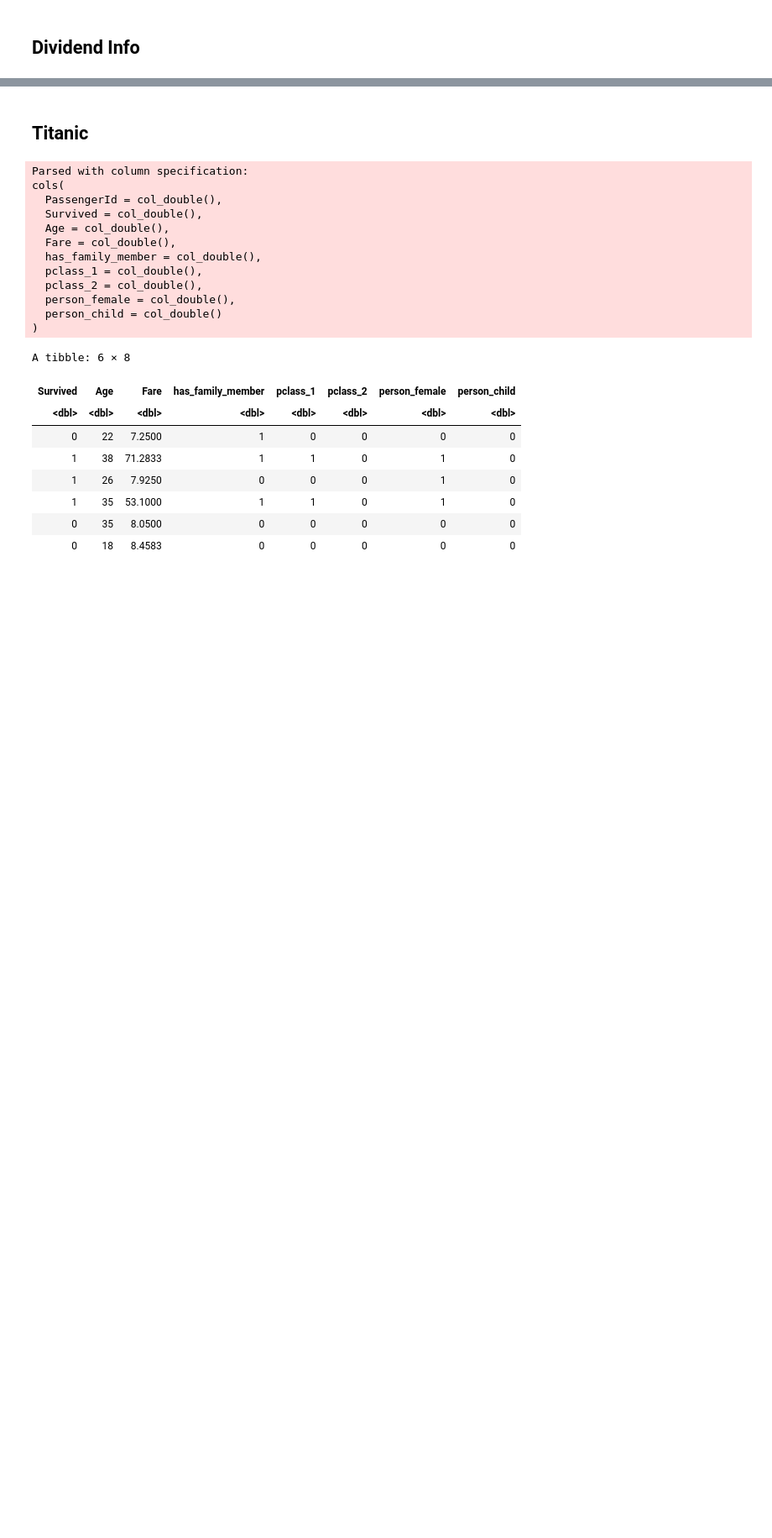
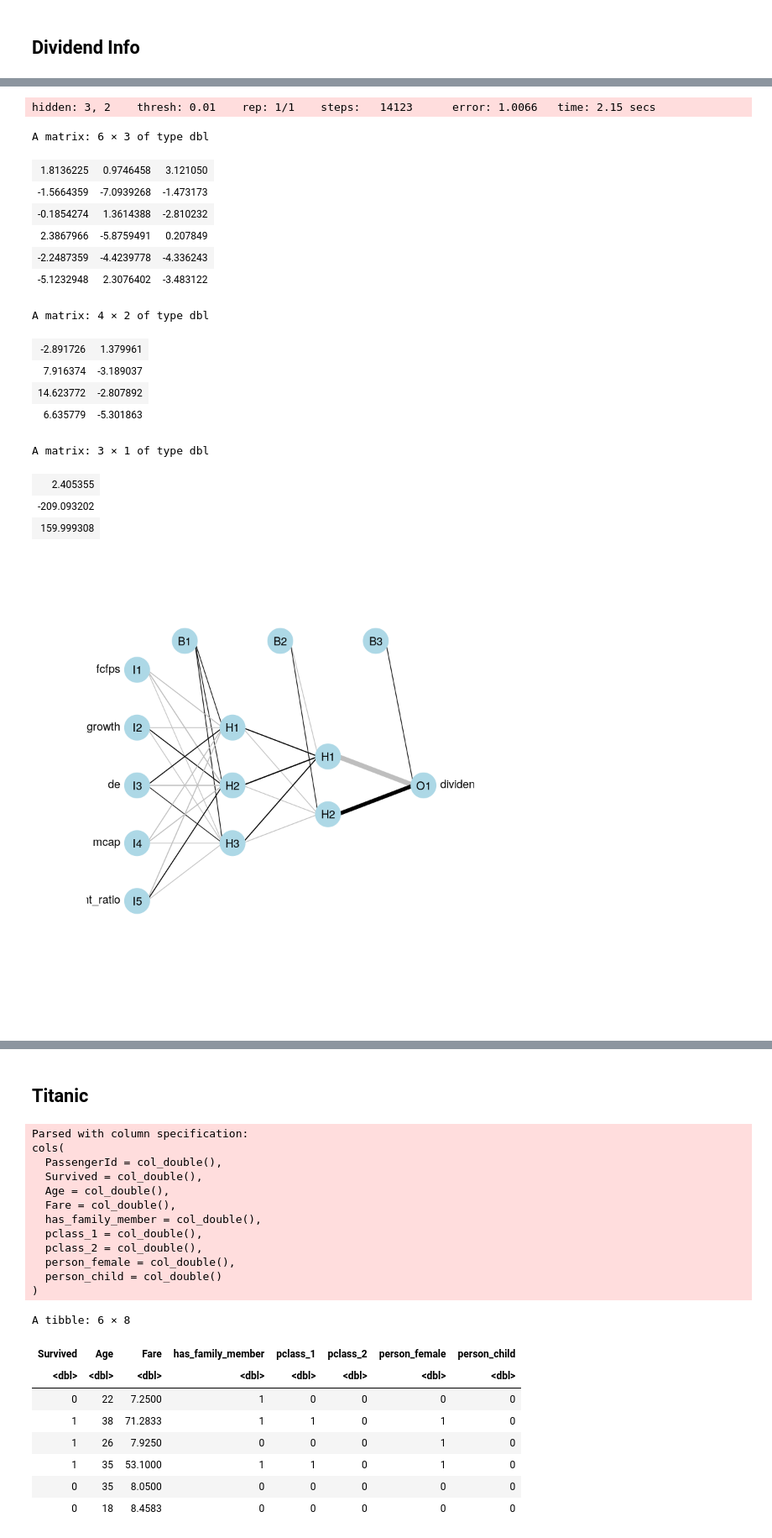
Before and after one commit to gruposisda/fa084-2019-1S, a Jupyter notebook: 10_neural_networks/code/neural_nets.ipynb, the cells around one changed output, grey strips where cells are left out. Shown at 84% size. Cells and saved outputs as stored; diff of their text form; code cells hidden in the pictures; blank space fills up the shorter version.

```diff
--- a/10_neural_networks/code/neural_nets.ipynb
+++ b/10_neural_networks/code/neural_nets.ipynb
@@ -71,2 +89,6 @@ A matrix: 3 × 1 of type dbl
 # %% [markdown]
 ## Dividend Info
+# %%
+# dividend info -----------------------------------------------------------
+df = read_csv('https://transfer.sh/pKW3B/dividend_info.csv')
+#df = read_csv("~/repos/fa084-2019-1S/10_neural_networks/data/dividendinfo.csv")
@@ -131,0 +127,27 @@ A matrix: 2 × 1 of type dbl
+# %%
+nn = neuralnet(dividend ~ ., data=trainset, hidden=c(3,2),
+               linear.output=FALSE, threshold=0.01,
+               lifesign = 'minimal')
+
+plotnet(nn)
+nn$weights
+olden(nn)
+# %% [output]
+hidden: 3, 2    thresh: 0.01    rep: 1/1    steps:   14123      error: 1.0066   time: 2.15 secs
+A matrix: 6 × 3 of type dbl
+| 1.8136225 | 0.9746458 | 3.121050 |
+| -1.5664359 | -7.0939268 | -1.473173 |
+| -0.1854274 | 1.3614388 | -2.810232 |
+| 2.3867966 | -5.8759491 | 0.207849 |
+| -2.2487359 | -4.4239778 | -4.336243 |
+| -5.1232948 | 2.3076402 | -3.483122 |
+A matrix: 4 × 2 of type dbl
+| -2.891726 | 1.379961 |
+| 7.916374 | -3.189037 |
+| 14.623772 | -2.807892 |
+| 6.635779 | -5.301863 |
+A matrix: 3 × 1 of type dbl
+| 2.405355 |
+| -209.093202 |
+| 159.999308 |
+[figure, added]
```
Also changed, not shown: parts of 16 cells of this notebook, 7 other files.
